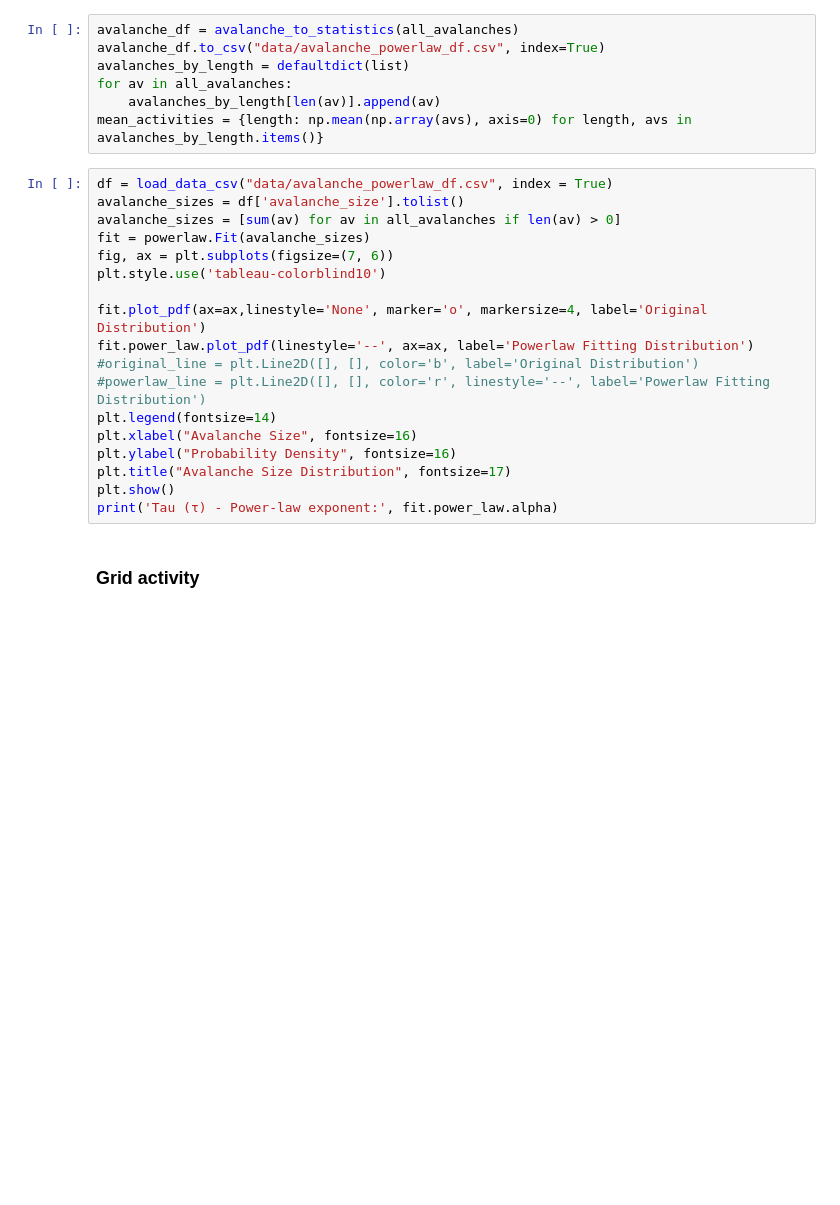
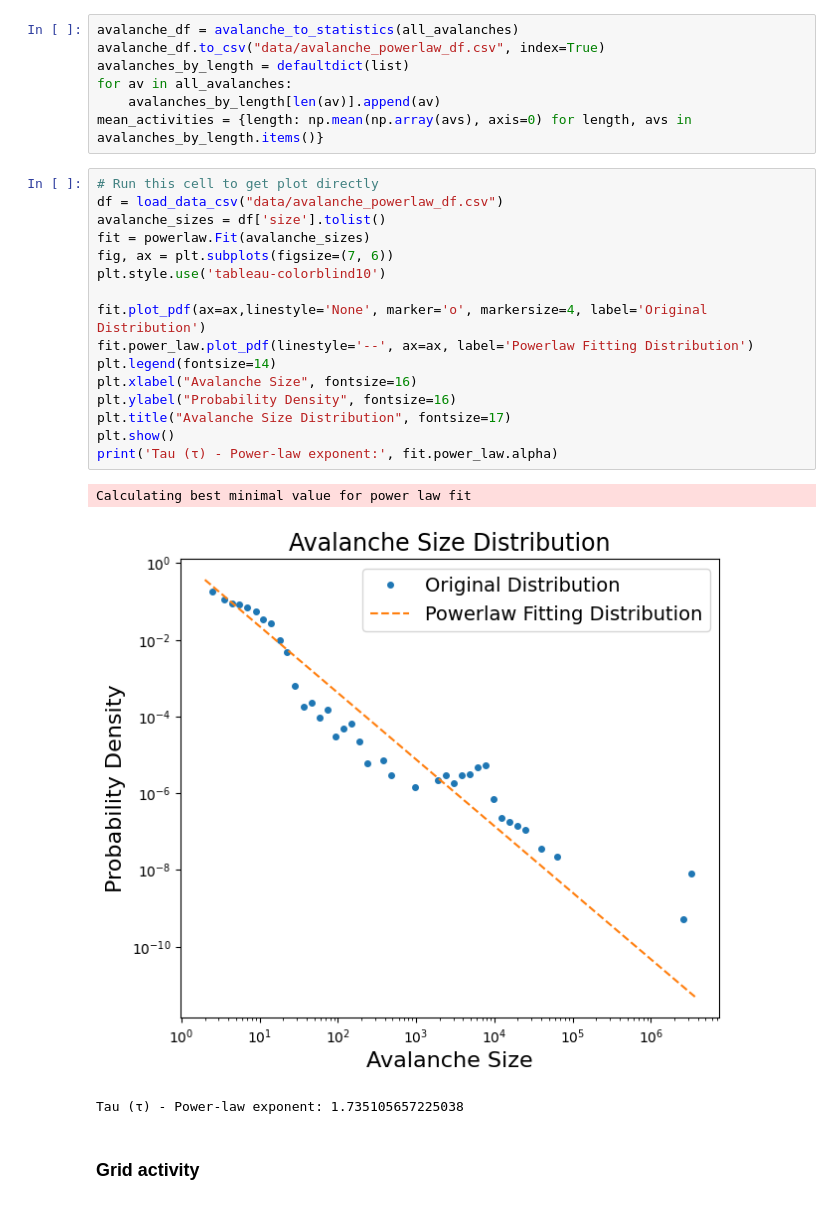
Before and after one commit to AmirSahrani/complex_system_simulation, a Jupyter notebook: analysis.ipynb, the cells around one changed output. Saved outputs shown, nothing was run; the diff lists cells and outputs as text; blank space fills up the shorter version.

```diff
--- a/analysis.ipynb
+++ b/analysis.ipynb
@@ -362,23 +364,25 @@ for av in all_avalanches:
     avalanches_by_length[len(av)].append(av)
 mean_activities = {length: np.mean(np.array(avs), axis=0) for length, avs in avalanches_by_length.items()}
 # %%
-df = load_data_csv("data/avalanche_powerlaw_df.csv", index = True)
-avalanche_sizes = df['avalanche_size'].tolist()
-avalanche_sizes = [sum(av) for av in all_avalanches if len(av) > 0]
+# Run this cell to get plot directly
+df = load_data_csv("data/avalanche_powerlaw_df.csv")
+avalanche_sizes = df['size'].tolist()
 fit = powerlaw.Fit(avalanche_sizes)
 fig, ax = plt.subplots(figsize=(7, 6))
 plt.style.use('tableau-colorblind10')
 
 fit.plot_pdf(ax=ax,linestyle='None', marker='o', markersize=4, label='Original Distribution')
 fit.power_law.plot_pdf(linestyle='--', ax=ax, label='Powerlaw Fitting Distribution')
-#original_line = plt.Line2D([], [], color='b', label='Original Distribution')
-#powerlaw_line = plt.Line2D([], [], color='r', linestyle='--', label='Powerlaw Fitting Distribution')
 plt.legend(fontsize=14)
 plt.xlabel("Avalanche Size", fontsize=16)
 plt.ylabel("Probability Density", fontsize=16)
 plt.title("Avalanche Size Distribution", fontsize=17)
 plt.show()
 print('Tau (τ) - Power-law exponent:', fit.power_law.alpha)
+# %% [output]
+Calculating best minimal value for power law fit
+[figure, added]
+Tau (τ) - Power-law exponent: 1.735105657225038
 # %% [markdown]
 ### Grid activity
 # %%
```
Also changed, not shown: parts of 16 cells of this notebook, 3 other files.
